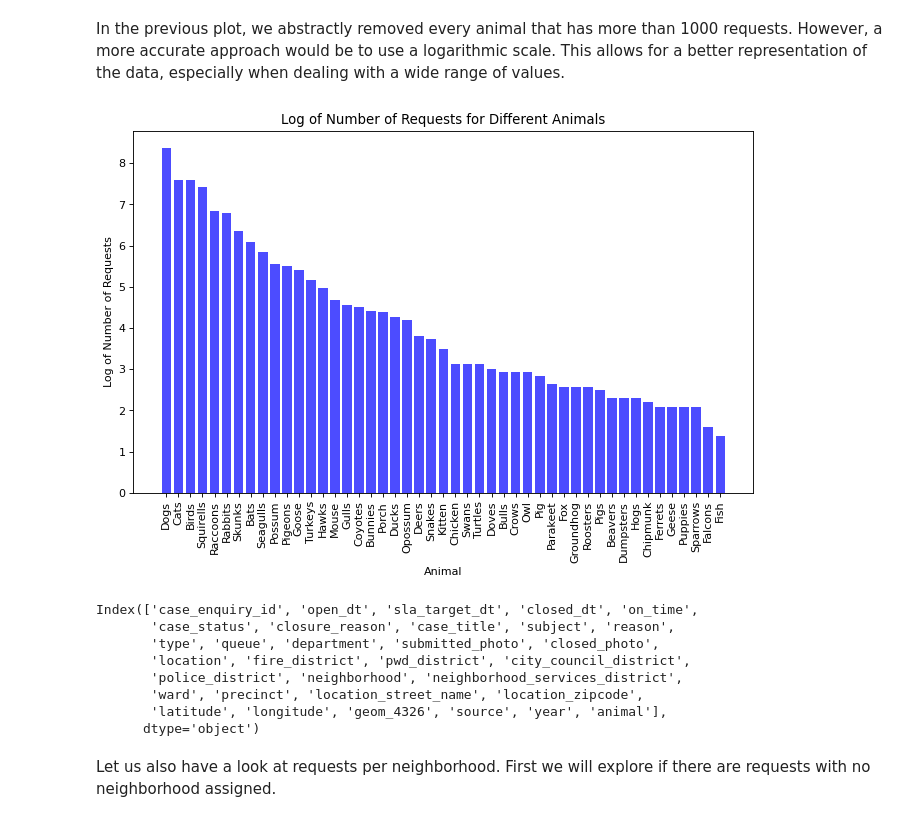
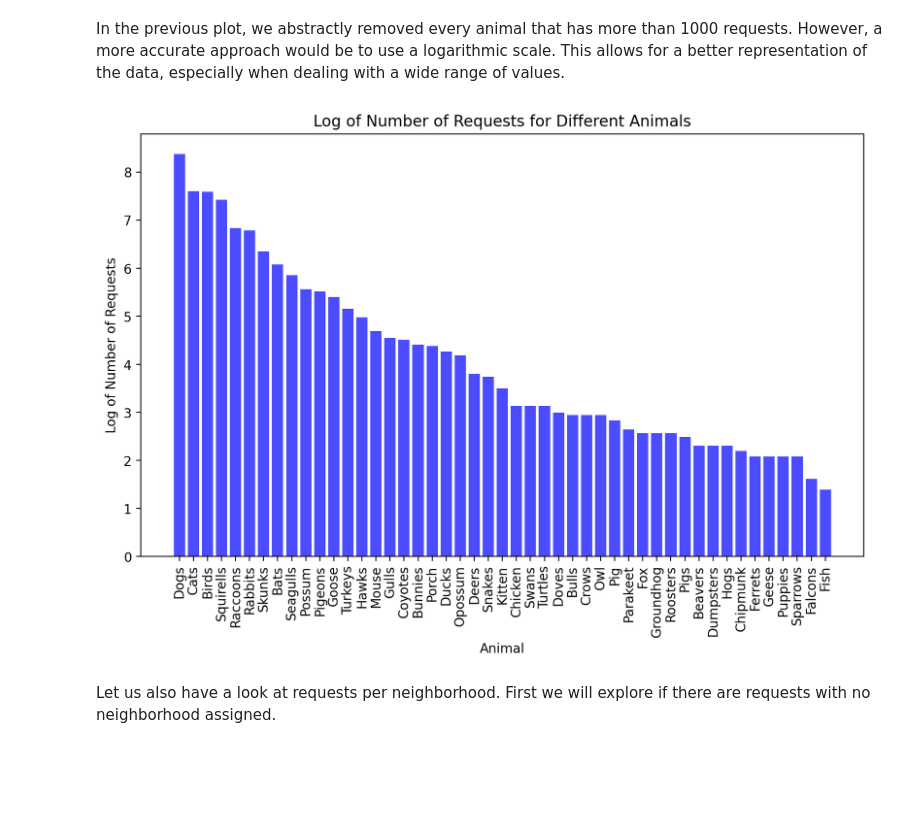
Before and after one commit to BU-Spark/ds-boston-311-animal-reports, a Jupyter notebook: sp24-team-d/all_years_EDA.ipynb, the cells around one changed output. Cells and saved outputs as stored; diff of their text form; code cells hidden in the pictures; blank space fills up the shorter version.

Commit message:
- Finalized animal extraction - Updated map to open online

```diff
--- a/sp24-team-d/all_years_EDA.ipynb
+++ b/sp24-team-d/all_years_EDA.ipynb
@@ -577,15 +603,15 @@ previous_filtered_animals = {'Dog': 4317,
 # %%
-#sort the filtered_animals dictionary by value
-filtered_animals = dict(sorted(filtered_animals.items(), key=lambda item: item[1], reverse=True))
+# #sort the filtered_animals dictionary by value
+# filtered_animals = dict(sorted(filtered_animals.items(), key=lambda item: item[1], reverse=True))
 
-#plot the filtered_animals dictionary as a bar chart
-plt.figure(figsize=(10, 6), dpi=80)
-plt.bar(filtered_animals.keys(), filtered_animals.values(), color='b', alpha=0.7)
-plt.xlabel('Animal')
-plt.ylabel('Number of Requests')
-plt.title('Number of Requests for Different Animals')
-plt.xticks(rotation=90)
-#add a line with the average number of requests
-plt.axhline(y=sum(filtered_animals.values()) / len(filtered_animals), color='r', linestyle='--', label='Average')
-plt.legend()
-plt.show()
+# #plot the filtered_animals dictionary as a bar chart
+# plt.figure(figsize=(10, 6), dpi=80)
+# plt.bar(filtered_animals.keys(), filtered_animals.values(), color='b', alpha=0.7)
+# plt.xlabel('Animal')
+# plt.ylabel('Number of Requests')
+# plt.title('Number of Requests for Different Animals')
+# plt.xticks(rotation=90)
+# #add a line with the average number of requests
+# plt.axhline(y=sum(filtered_animals.values()) / len(filtered_animals), color='r', linestyle='--', label='Average')
+# plt.legend()
+# plt.show()
@@ -614,26 +655,15 @@ plt.show()
 In the previous plot, we abstractly removed every animal that has more than 1000 requests. However, a more accurate approach would be to use a logarithmic scale. This allows for a better representation of the data, especially when dealing with a wide range of values.
 # %%
 #take a log scale of the values
-plt.figure(figsize=(10, 6), dpi=80)
+plt.figure(figsize=(10, 6), dpi=200)
 plt.bar(filtered_animals.keys(), np.log(list(filtered_animals.values())), color='b', alpha=0.7)
 plt.xlabel('Animal')
 plt.ylabel('Log of Number of Requests')
 plt.title('Log of Number of Requests for Different Animals')
 plt.xticks(rotation=90)
 plt.show()
 # %% [output]
-[figure, old version]
+[figure, new version]
-# %%
-df.columns
-# %% [output]
-Index(['case_enquiry_id', 'open_dt', 'sla_target_dt', 'closed_dt', 'on_time',
-       'case_status', 'closure_reason', 'case_title', 'subject', 'reason',
-       'type', 'queue', 'department', 'submitted_photo', 'closed_photo',
-       'location', 'fire_district', 'pwd_district', 'city_council_district',
-       'police_district', 'neighborhood', 'neighborhood_services_district',
-       'ward', 'precinct', 'location_street_name', 'location_zipcode',
-       'latitude', 'longitude', 'geom_4326', 'source', 'year', 'animal'],
-      dtype='object')
 # %% [markdown]
 Let us also have a look at requests per neighborhood. First we will explore if there are requests with no neighborhood assigned.
 # %%
```
Also changed, not shown: parts of 16 cells of this notebook, 1 other file.
